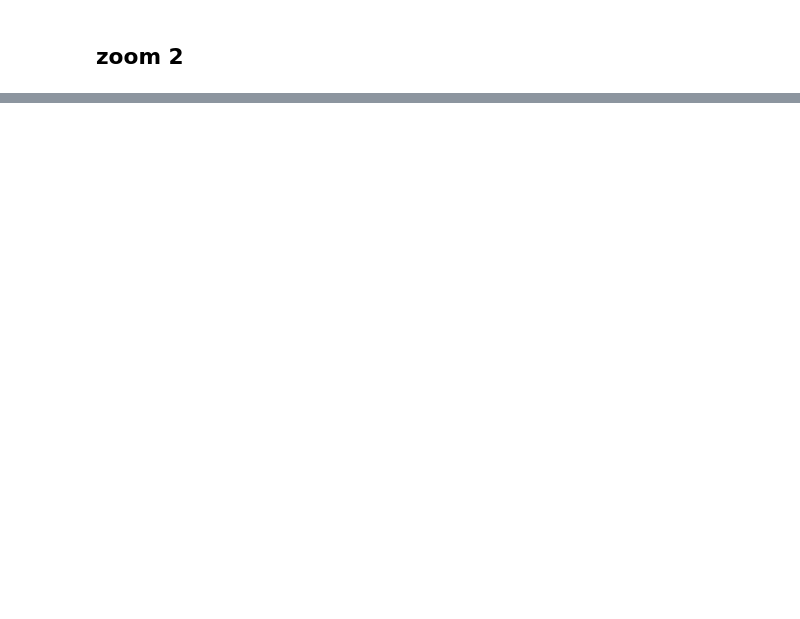
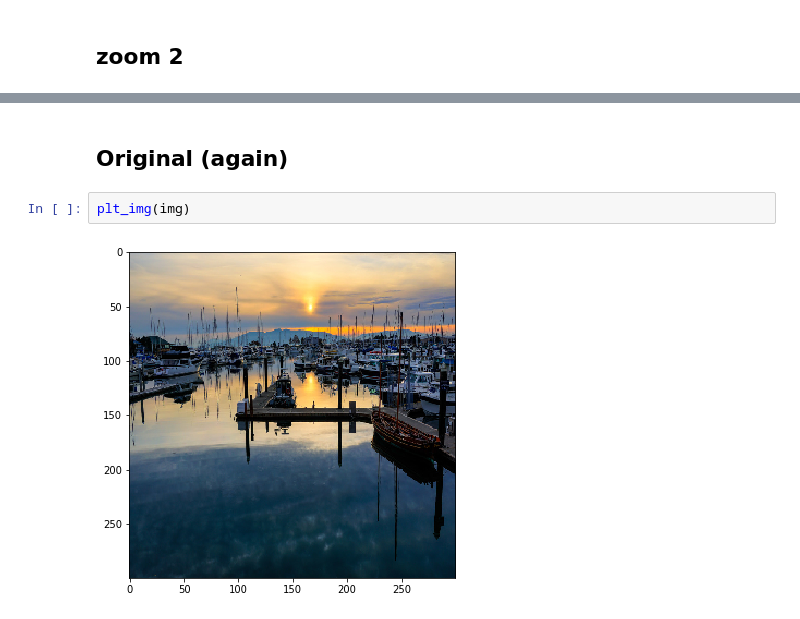
Before and after one commit to BAlmeidaS/capstone-udacity-mle, a Jupyter notebook: project/data-augmentation.ipynb, the cells around one changed output, grey strips where cells are left out. Drawn from its saved outputs; the diff is of its cells as text; blank space fills up the shorter version.

```diff
--- a/project/data-augmentation.ipynb
+++ b/project/data-augmentation.ipynb
@@ -169,0 +172,6 @@ plt_bboxes(img_z, bboxes)
+# %% [markdown]
+## Original (again)
+# %%
+plt_img(img)
+# %% [output]
+[figure, added]
```
Also changed, not shown: parts of 8 cells of this notebook.
